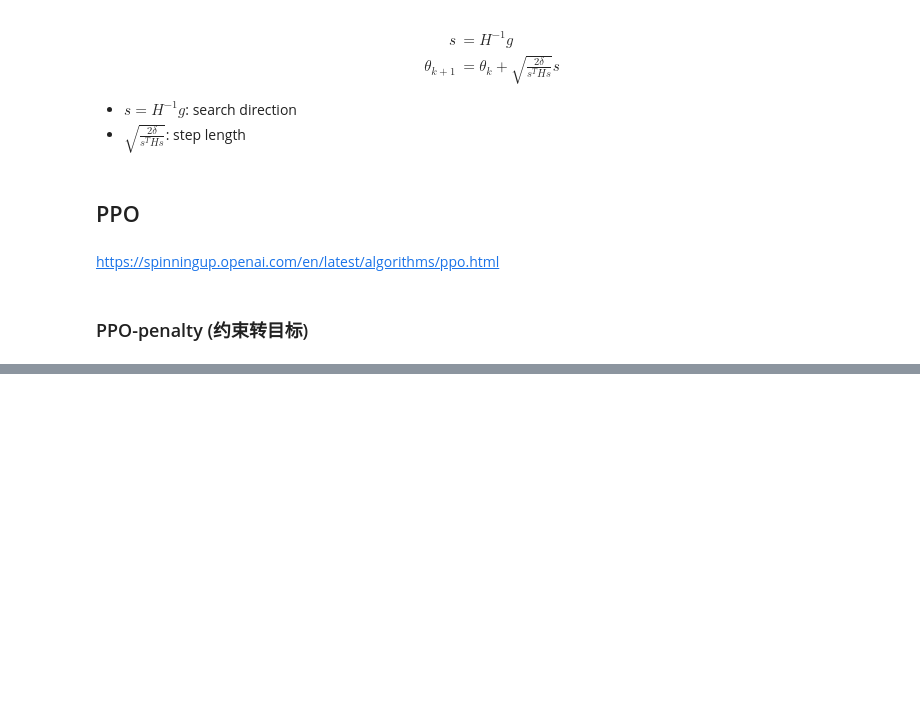
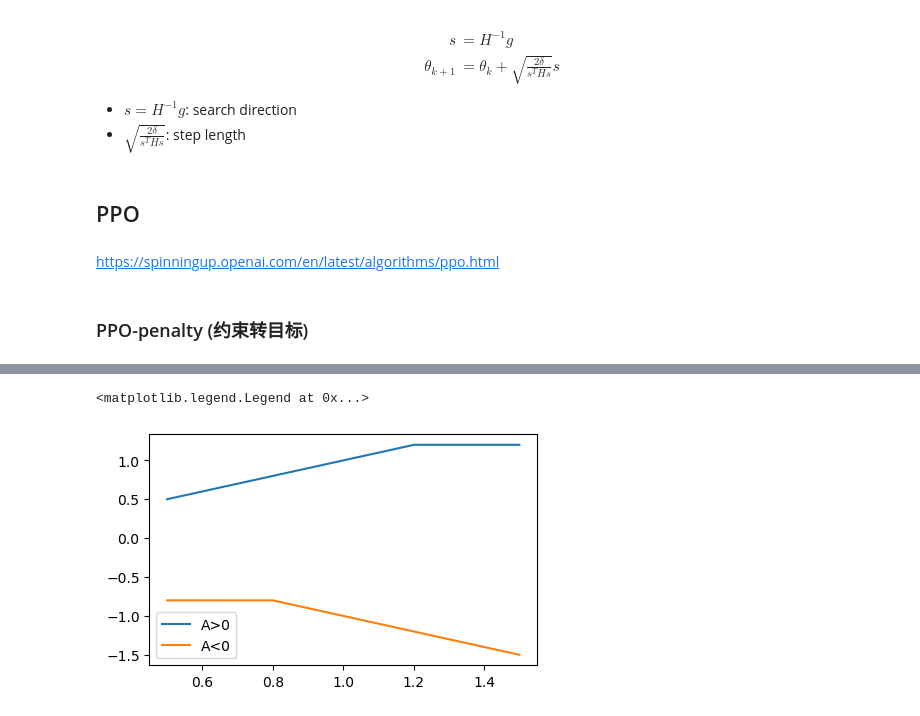
Before and after one commit to chunhuizhang/personal_chatgpt, a Jupyter notebook: tutorials/drl/policy_based/pg_trpo_ppo.ipynb, the cells around one changed output, grey strips where cells are left out. Drawn from its saved outputs; the diff is of its cells as text; code cells hidden in the pictures; blank space fills up the shorter version.

```diff
--- a/tutorials/drl/policy_based/pg_trpo_ppo.ipynb
+++ b/tutorials/drl/policy_based/pg_trpo_ppo.ipynb
@@ -113,0 +175,3 @@ https://spinningup.openai.com/en/latest/algorithms/ppo.html
+# %%
+def ppo_clip(A, r, epsilon=.2):
+    return np.minimum(A * r, clip(r, epsilon) * A)
@@ -113,0 +198,8 @@ https://spinningup.openai.com/en/latest/algorithms/ppo.html
+# %%
+plt.figure(figsize=(5, 3))
+plt.plot(x, ppo_clip(1, x), label=r'A>0')
+plt.plot(x, ppo_clip(-1, x), label=r'A<0')
+plt.legend()
+# %% [output]
+<matplotlib.legend.Legend at 0x...>
+[figure, added]
```
Also changed, not shown: parts of 11 cells of this notebook, 1 other file.
